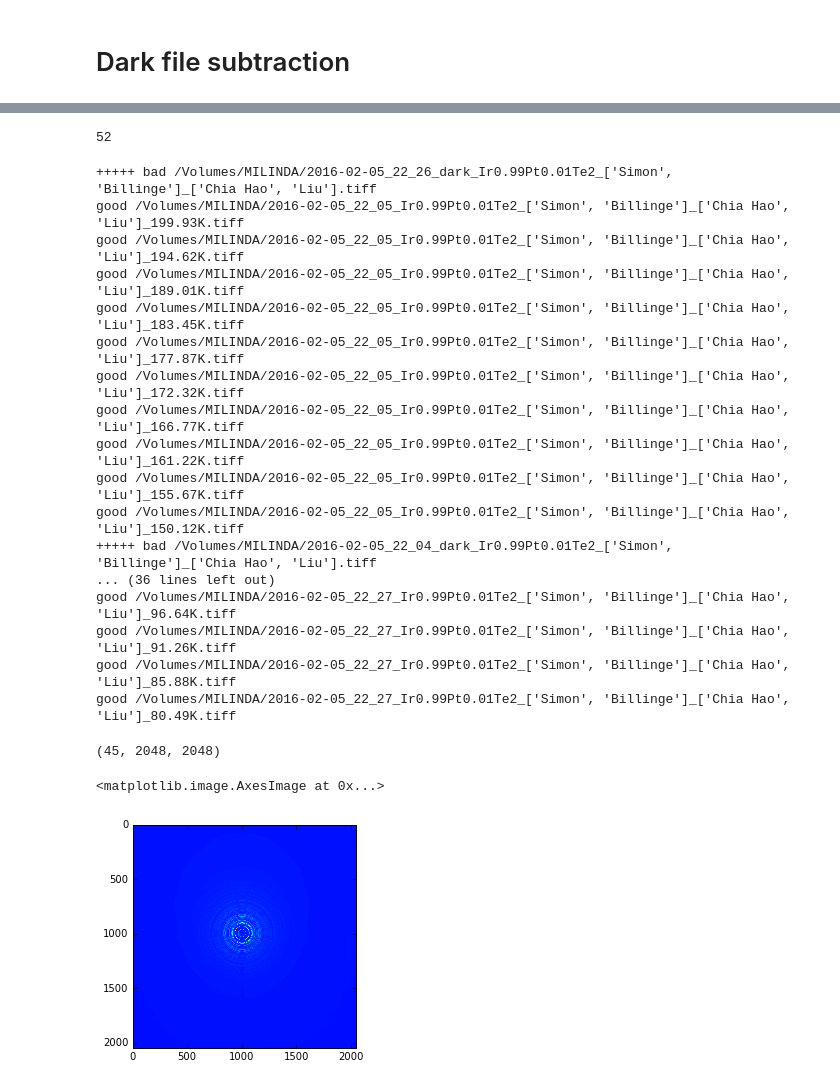
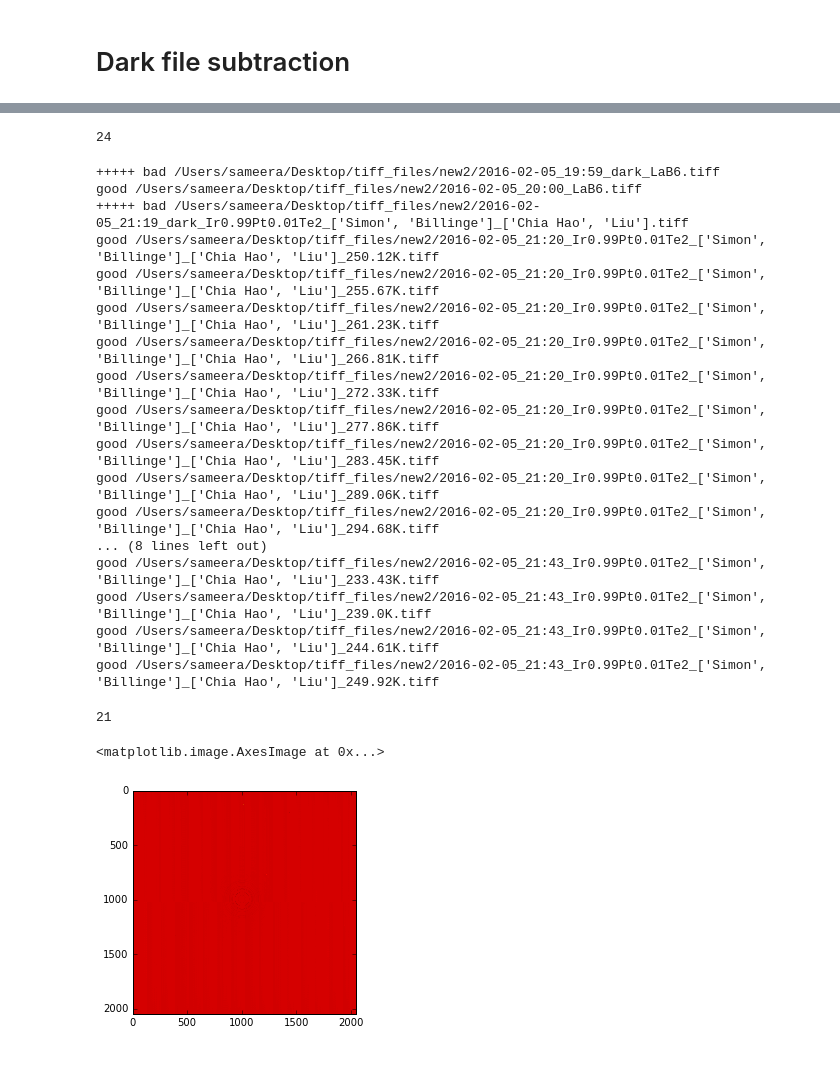
Before and after one commit to sameera2004/test_codes, a Jupyter notebook: Milinda_data/Remove_dark_data.ipynb, the cells around one changed output, grey strips where cells are left out. Drawn from its saved outputs; the diff is of its cells as text; code cells hidden in the pictures.

```diff
--- a/Milinda_data/Remove_dark_data.ipynb
+++ b/Milinda_data/Remove_dark_data.ipynb
@@ -55,7 +11,7 @@ def remove_dark(A):
 # %%
-data_dir = "/Volumes/MILINDA/"
+data_dir = "/Users/sameera/Desktop/tiff_files/new2/"
 A = glob.glob(os.path.join(data_dir, "*tiff"))
 # %%
 len(A)
 # %% [output]
-52
+24
@@ -62,33 +20,33 @@ len(A)
 # %%
-clean_data = remove_dark(A)
+clean_data = remove_dark(A, "Users/sameera/Desktop/tiff_files/clean_data/ ")
 # %% [output]
-+++++ bad /Volumes/MILINDA/2016-02-05_22_26_dark_Ir0.99Pt0.01Te2_['Simon', 'Billinge']_['Chia Hao', 'Liu'].tiff
-good /Volumes/MILINDA/2016-02-05_22_05_Ir0.99Pt0.01Te2_['Simon', 'Billinge']_['Chia Hao', 'Liu']_199.93K.tiff
-good /Volumes/MILINDA/2016-02-05_22_05_Ir0.99Pt0.01Te2_['Simon', 'Billinge']_['Chia Hao', 'Liu']_194.62K.tiff
-good /Volumes/MILINDA/2016-02-05_22_05_Ir0.99Pt0.01Te2_['Simon', 'Billinge']_['Chia Hao', 'Liu']_189.01K.tiff
-good /Volumes/MILINDA/2016-02-05_22_05_Ir0.99Pt0.01Te2_['Simon', 'Billinge']_['Chia Hao', 'Liu']_183.45K.tiff
-good /Volumes/MILINDA/2016-02-05_22_05_Ir0.99Pt0.01Te2_['Simon', 'Billinge']_['Chia Hao', 'Liu']_177.87K.tiff
-good /Volumes/MILINDA/2016-02-05_22_05_Ir0.99Pt0.01Te2_['Simon', 'Billinge']_['Chia Hao', 'Liu']_172.32K.tiff
-good /Volumes/MILINDA/2016-02-05_22_05_Ir0.99Pt0.01Te2_['Simon', 'Billinge']_['Chia Hao', 'Liu']_166.77K.tiff
-good /Volumes/MILINDA/2016-02-05_22_05_Ir0.99Pt0.01Te2_['Simon', 'Billinge']_['Chia Hao', 'Liu']_161.22K.tiff
-good /Volumes/MILINDA/2016-02-05_22_05_Ir0.99Pt0.01Te2_['Simon', 'Billinge']_['Chia Hao', 'Liu']_155.67K.tiff
-good /Volumes/MILINDA/2016-02-05_22_05_Ir0.99Pt0.01Te2_['Simon', 'Billinge']_['Chia Hao', 'Liu']_150.12K.tiff
-+++++ bad /Volumes/MILINDA/2016-02-05_22_04_dark_Ir0.99Pt0.01Te2_['Simon', 'Billinge']_['Chia Hao', 'Liu'].tiff
-... (36 lines left out)
-good /Volumes/MILINDA/2016-02-05_22_27_Ir0.99Pt0.01Te2_['Simon', 'Billinge']_['Chia Hao', 'Liu']_96.64K.tiff
-good /Volumes/MILINDA/2016-02-05_22_27_Ir0.99Pt0.01Te2_['Simon', 'Billinge']_['Chia Hao', 'Liu']_91.26K.tiff
-good /Volumes/MILINDA/2016-02-05_22_27_Ir0.99Pt0.01Te2_['Simon', 'Billinge']_['Chia Hao', 'Liu']_85.88K.tiff
-good /Volumes/MILINDA/2016-02-05_22_27_Ir0.99Pt0.01Te2_['Simon', 'Billinge']_['Chia Hao', 'Liu']_80.49K.tiff
++++++ bad /Users/sameera/Desktop/tiff_files/new2/2016-02-05_19:59_dark_LaB6.tiff
+good /Users/sameera/Desktop/tiff_files/new2/2016-02-05_20:00_LaB6.tiff
++++++ bad /Users/sameera/Desktop/tiff_files/new2/2016-02-05_21:19_dark_Ir0.99Pt0.01Te2_['Simon', 'Billinge']_['Chia Hao', 'Liu'].tiff
+good /Users/sameera/Desktop/tiff_files/new2/2016-02-05_21:20_Ir0.99Pt0.01Te2_['Simon', 'Billinge']_['Chia Hao', 'Liu']_250.12K.tiff
+good /Users/sameera/Desktop/tiff_files/new2/2016-02-05_21:20_Ir0.99Pt0.01Te2_['Simon', 'Billinge']_['Chia Hao', 'Liu']_255.67K.tiff
+good /Users/sameera/Desktop/tiff_files/new2/2016-02-05_21:20_Ir0.99Pt0.01Te2_['Simon', 'Billinge']_['Chia Hao', 'Liu']_261.23K.tiff
+good /Users/sameera/Desktop/tiff_files/new2/2016-02-05_21:20_Ir0.99Pt0.01Te2_['Simon', 'Billinge']_['Chia Hao', 'Liu']_266.81K.tiff
+good /Users/sameera/Desktop/tiff_files/new2/2016-02-05_21:20_Ir0.99Pt0.01Te2_['Simon', 'Billinge']_['Chia Hao', 'Liu']_272.33K.tiff
+good /Users/sameera/Desktop/tiff_files/new2/2016-02-05_21:20_Ir0.99Pt0.01Te2_['Simon', 'Billinge']_['Chia Hao', 'Liu']_277.86K.tiff
+good /Users/sameera/Desktop/tiff_files/new2/2016-02-05_21:20_Ir0.99Pt0.01Te2_['Simon', 'Billinge']_['Chia Hao', 'Liu']_283.45K.tiff
+good /Users/sameera/Desktop/tiff_files/new2/2016-02-05_21:20_Ir0.99Pt0.01Te2_['Simon', 'Billinge']_['Chia Hao', 'Liu']_289.06K.tiff
+good /Users/sameera/Desktop/tiff_files/new2/2016-02-05_21:20_Ir0.99Pt0.01Te2_['Simon', 'Billinge']_['Chia Hao', 'Liu']_294.68K.tiff
+... (8 lines left out)
+good /Users/sameera/Desktop/tiff_files/new2/2016-02-05_21:43_Ir0.99Pt0.01Te2_['Simon', 'Billinge']_['Chia Hao', 'Liu']_233.43K.tiff
+good /Users/sameera/Desktop/tiff_files/new2/2016-02-05_21:43_Ir0.99Pt0.01Te2_['Simon', 'Billinge']_['Chia Hao', 'Liu']_239.0K.tiff
+good /Users/sameera/Desktop/tiff_files/new2/2016-02-05_21:43_Ir0.99Pt0.01Te2_['Simon', 'Billinge']_['Chia Hao', 'Liu']_244.61K.tiff
+good /Users/sameera/Desktop/tiff_files/new2/2016-02-05_21:43_Ir0.99Pt0.01Te2_['Simon', 'Billinge']_['Chia Hao', 'Liu']_249.92K.tiff
 # %%
-clean_data.shape
+clean_data.shape[0]
 # %% [output]
-(45, 2048, 2048)
+21
 # %%
 import matplotlib.pyplot as plt
 %matplotlib inline
 # %%
 fig = plt.subplot()
-plt.imshow(clean_data[0])
+plt.imshow(clean_data[5])
 # %% [output]
 <matplotlib.image.AxesImage at 0x...>
-[figure, old version]
+[figure, new version]
```
Also changed, not shown: parts of 10 cells of this notebook.
